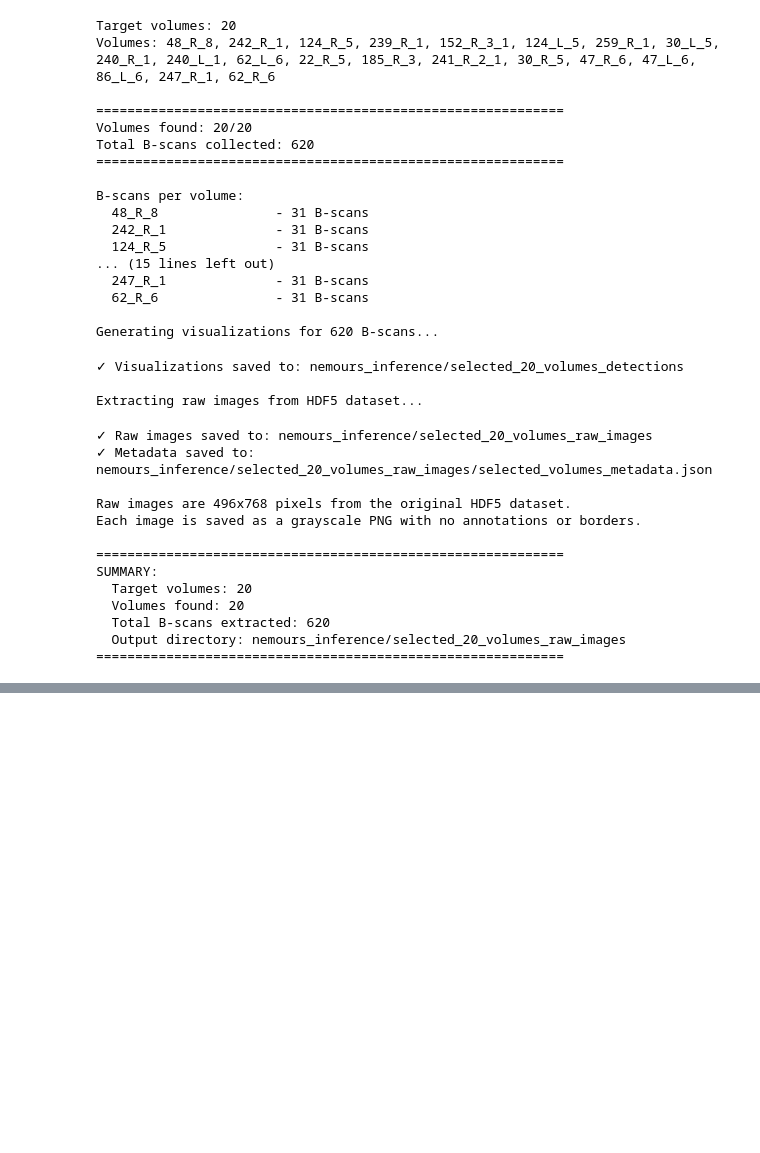
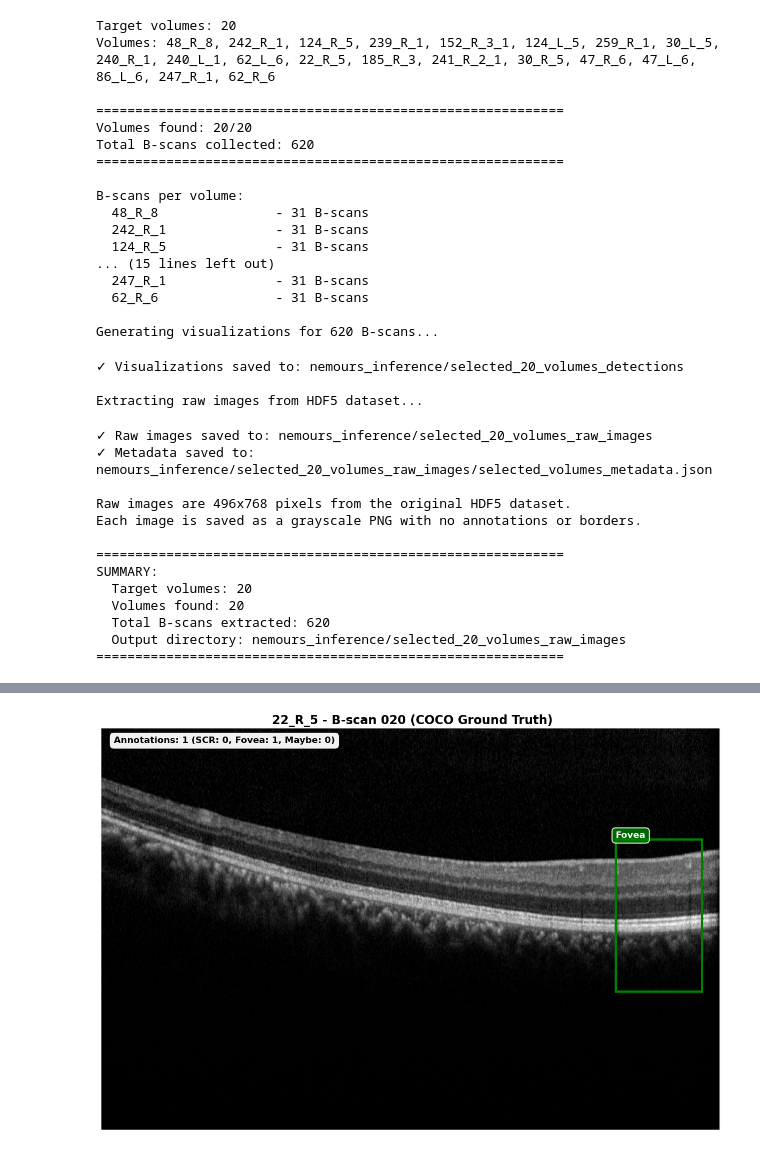
Before and after one commit to surajcodesml/RCNN-OCT, a Jupyter notebook: nemours_inference.ipynb, the cells around one changed output, grey strips where cells are left out. Cells and saved outputs as stored; diff of their text form; code cells hidden in the pictures; blank space fills up the shorter version.

```diff
--- a/nemours_inference.ipynb
+++ b/nemours_inference.ipynb
@@ -598,0 +579,93 @@ print("4. Re-extract specific images from the original HDF5 using global_index")
+# %%
+def visualize_coco_annotations(image_np, annotations, volume_id, bscan_idx, save_path=None):
+    """
+    Visualize COCO format bounding boxes on an OCT B-scan image.
+
+    Args:
+        image_np: numpy array (H, W) - grayscale image
+        annotations: list of COCO annotation dicts with 'bbox' and 'category_id'
+        volume_id: str - volume identifier
+        bscan_idx: int - B-scan index
+        save_path: Path or str - where to save the figure (optional)
+    """
+    # Category mapping
+    category_names = {0: "SCR", 1: "Fovea", 2: "Maybe"}
+    category_colors = {0: "red", 1: "green", 2: "yellow"}
+
+    fig, ax = plt.subplots(1, 1, figsize=(14, 8))
+
+    # Plot image
+    ax.imshow(image_np, cmap="gray")
+    title = f"{volume_id} - B-scan {bscan_idx:03d} (COCO Ground Truth)"
+    ax.set_title(title, fontsize=16, fontweight="bold")
+    ax.axis("off")
+
+    # Plot annotations
+    for ann in annotations:
+        # COCO bbox format: [x, y, width, height] where (x,y) is top-left
+        x, y, w, h = ann['bbox']
+        category_id = ann['category_id']
+
+        color = category_colors.get(category_id, "cyan")
+        label_text = category_names.get(category_id, f"Class {category_id}")
+
+        # Draw rectangle
+        rect = patches.Rectangle(
+            (x, y), w, h,
+            linewidth=3, edgecolor=color, facecolor="none", linestyle="-"
+        )
+        ax.add_patch(rect)
+
+        # Add label
+        bbox_props = dict(boxstyle="round,pad=0.4", facecolor=color, alpha=0.8, edgecolor="white", linewidth=1.5)
+        ax.text(
+            x, y - 10, label_text,
+            color="white", fontsize=12, weight="bold",
+            bbox=bbox_props, verticalalignment="top"
+        )
+
+    # Add annotation count
+    num_annotations = len(annotations)
+    num_scr = sum(1 for ann in annotations if ann['category_id'] == 0)
+    num_fovea = sum(1 for ann in annotations if ann['category_id'] == 1)
+    num_maybe = sum(1 for ann in annotations if ann['category_id'] == 2)
+
+    info_text = f"Annotations: {num_annotations} (SCR: {num_scr}, Fovea: {num_fovea}, Maybe: {num_maybe})"
+    ax.text(
+        0.02, 0.98, info_text,
+        transform=ax.transAxes,
+        fontsize=12, weight="bold",
+        verticalalignment="top",
+        bbox=dict(boxstyle="round,pad=0.5", facecolor="white", alpha=0.95, edgecolor="black", linewidth=1.5)
+    )
+
+    plt.tight_layout()
+
+    if save_path:
+        plt.savefig(save_path, dpi=150, bbox_inches="tight")
+        plt.close()
+    else:
+        plt.show()
+
+# Test with a few samples
+print("\nTesting visualization with sample annotations...")
+
+# Get a few annotated images
+sample_keys = list(annotations_by_image.keys())[:3]
+
+for volume_id, bscan_idx in sample_keys:
+    # Find the image in HDF5
+    if volume_id in volumes:
+        # Find matching B-scan
+        matching_bscans = [b for b in volumes[volume_id] if b['bscan_idx'] == bscan_idx]
+        if matching_bscans:
+            image = matching_bscans[0]['image']
+            annotations = annotations_by_image[(volume_id, bscan_idx)]
+
+            print(f"\n{volume_id} B-scan {bscan_idx:03d}: {len(annotations)} annotation(s)")
+            visualize_coco_annotations(image, annotations, volume_id, bscan_idx)
+        else:
+            print(f"⚠ B-scan {bscan_idx} not found in volume {volume_id}")
+    else:
+        print(f"⚠ Volume {volume_id} not found in HDF5 dataset")
+# %% [output]
@@ -598,0 +675 @@ print("4. Re-extract specific images from the original HDF5 using global_index")
+[figure, added]
```
Also changed, not shown: parts of 11 cells of this notebook, 13 other files.
